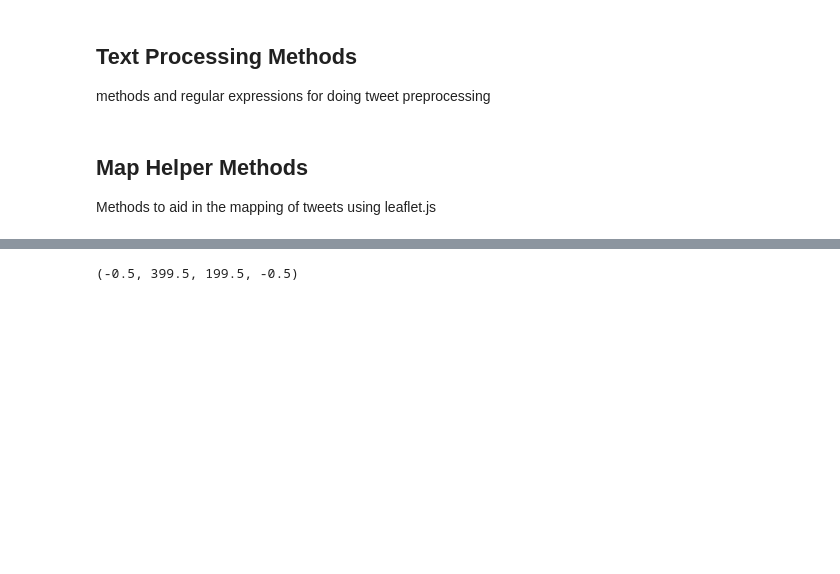
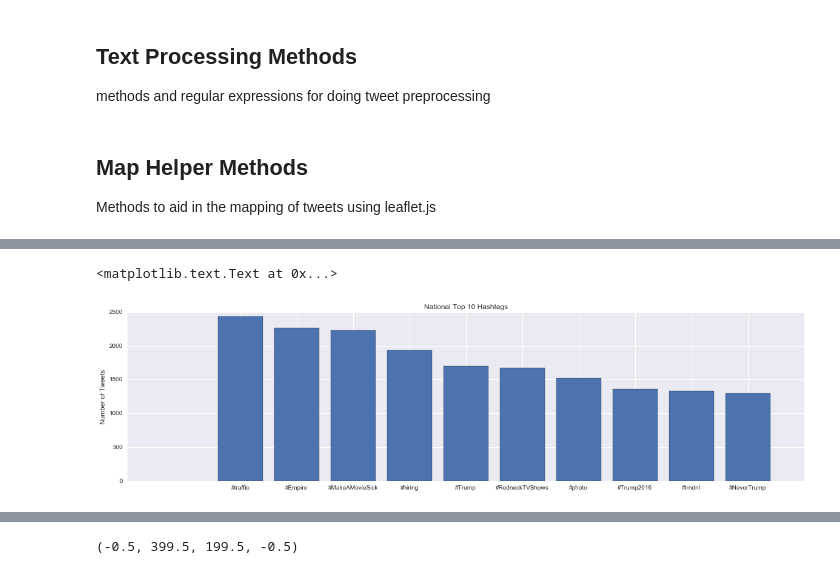
Before and after one commit to calvinytong/english2_twitter_analysis, a Jupyter notebook: Analysis.ipynb, the cells around one changed output, grey strips where cells are left out. Cells and saved outputs as stored; diff of their text form; code cells hidden in the pictures; blank space fills up the shorter version.

```diff
--- a/Analysis.ipynb
+++ b/Analysis.ipynb
@@ -439,3 +450,26 @@ hashtag,local,national
+# %%
+count_rand = count_terms(rand_smpl)
+datums = count_rand.most_common(10)
+#Sort the datums with most common first
+datums.sort(key=lambda x: x[1], reverse=True)
+#create the ordered list of hashtags for axis labeling
+hashtag = list(zip(*datums))[0]
+
+#zip up the data for the match and original hashtag scores into arrays
+score = list(zip(*datums))[1]
+
+#arrange the hashtags in order
+x_pos = np.arange(len(hashtag))
+
+#put local and national data into a pandas data frame
+plt.figure(figsize=(20, 5))
+plt.bar(x_pos,score,align='center')
+plt.xticks(x_pos, hashtag)
+plt.title("National Top 10 Hashtags")
+plt.ylabel('Number of Tweets')
+# %% [output]
+<matplotlib.text.Text at 0x...>
+[figure, added]
 # %%
 count_nyc = count_terms(nyc_geo_data)
 plot_bar(count_nyc,count_rand,"NYC Top 10 Hashtags")
```
Also changed, not shown: parts of 30 cells of this notebook.
